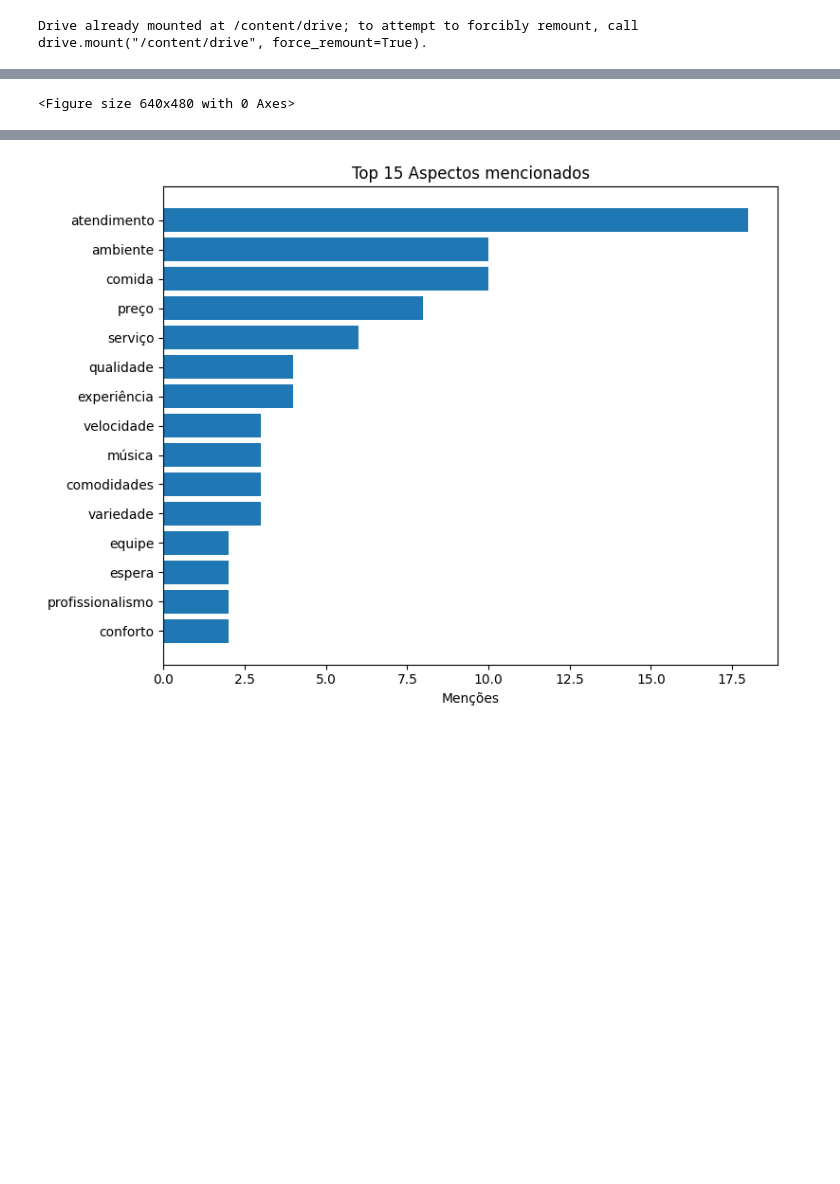
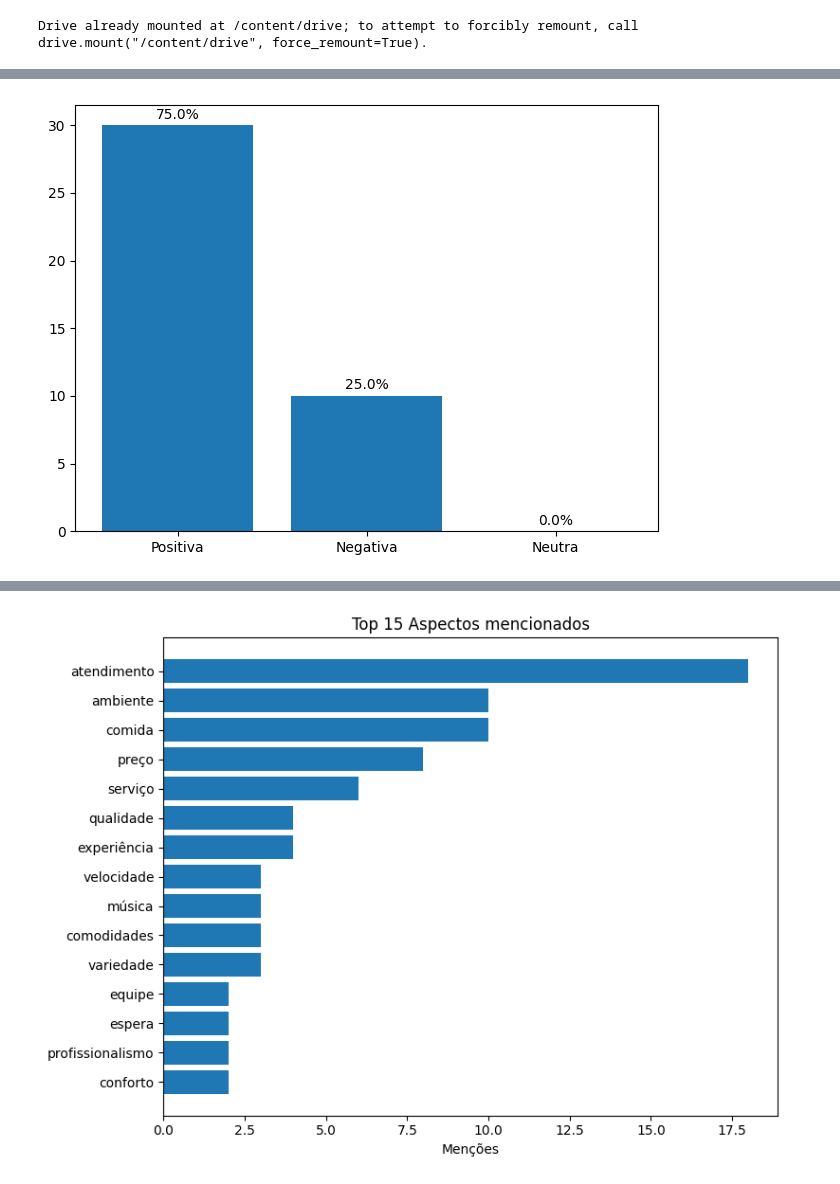
Before and after one commit to YuriArduino/Estudos_Artificial_Intelligence, a Jupyter notebook: Analise_de_sentimentos.ipynb, the cells around one changed output, grey strips where cells are left out. Cells and saved outputs as stored; diff of their text form; code cells hidden in the pictures; blank space fills up the shorter version.

```diff
--- a/Analise_de_sentimentos.ipynb
+++ b/Analise_de_sentimentos.ipynb
@@ -399,5 +460,10 @@ def triagem(mensagem: str, max_retries: int = 2, backoff_base: int = 2) -> Dict[
 # %%
 from google.colab import drive
+import logging
+
+logger = logging.getLogger(__name__)
+
 drive.mount('/content/drive')
+logger.info("✅ Google Drive montado com sucesso.")
 # %% [output]
 Drive already mounted at /content/drive; to attempt to forcibly remount, call drive.mount("/content/drive", force_remount=True).
@@ -543,25 +624,28 @@ df["Aspects_parsed"] = df["Aspects"].apply(parse_aspects)
 # %%
 import matplotlib.pyplot as plt
 import plotly.express as px
+import pandas as pd
 
 counts = df['Sentiment'].value_counts().reindex(['Positiva','Negativa','Neutra'], fill_value=0)
 percent = (counts / counts.sum() * 100).round(1)
 
-fig = px.pie(df, names='Sentiment', title='Distribuição de Sentimentos', hole=0.4)
-fig.update_traces(textinfo='percent+label')
-fig.show()
+# Gráfico de Pizza (Donut)
+fig1 = px.pie(names=counts.index, values=counts.values, title='Distribuição de Sentimentos', hole=0.4)
+fig1.update_traces(textinfo='percent+label')
+fig1.show()
 
+# Gráfico de tabelas
+fig, ax = plt.subplots()
 bars = ax.bar(counts.index, counts.values)
-ax.set_title("Distribuição de Sentimentos")
-ax.set_ylabel("Número de resenhas")
-# anotar porcentagens em cima das barras
-for rect, p, c in zip(bars, percent.values, counts.values):
-    ax.text(rect.get_x() + rect.get_width()/2, rect.get_height()+0.5, f"{c} ({p}%)", ha="center")
+# MOstra a porcentagem no topo das barras
+for rect, p in zip(bars, percent.values):
+    ax.text(rect.get_x() + rect.get_width()/2, rect.get_height()+0.5, f"{p}%", ha="center")
+
 plt.tight_layout()
 plt.show()
 # %% [output]
 [interactive output not drawn]
-<Figure size 640x480 with 0 Axes>
+[figure, added]
 # %%
 import plotly.express as px
 
```
Also changed, not shown: parts of 30 cells of this notebook.
